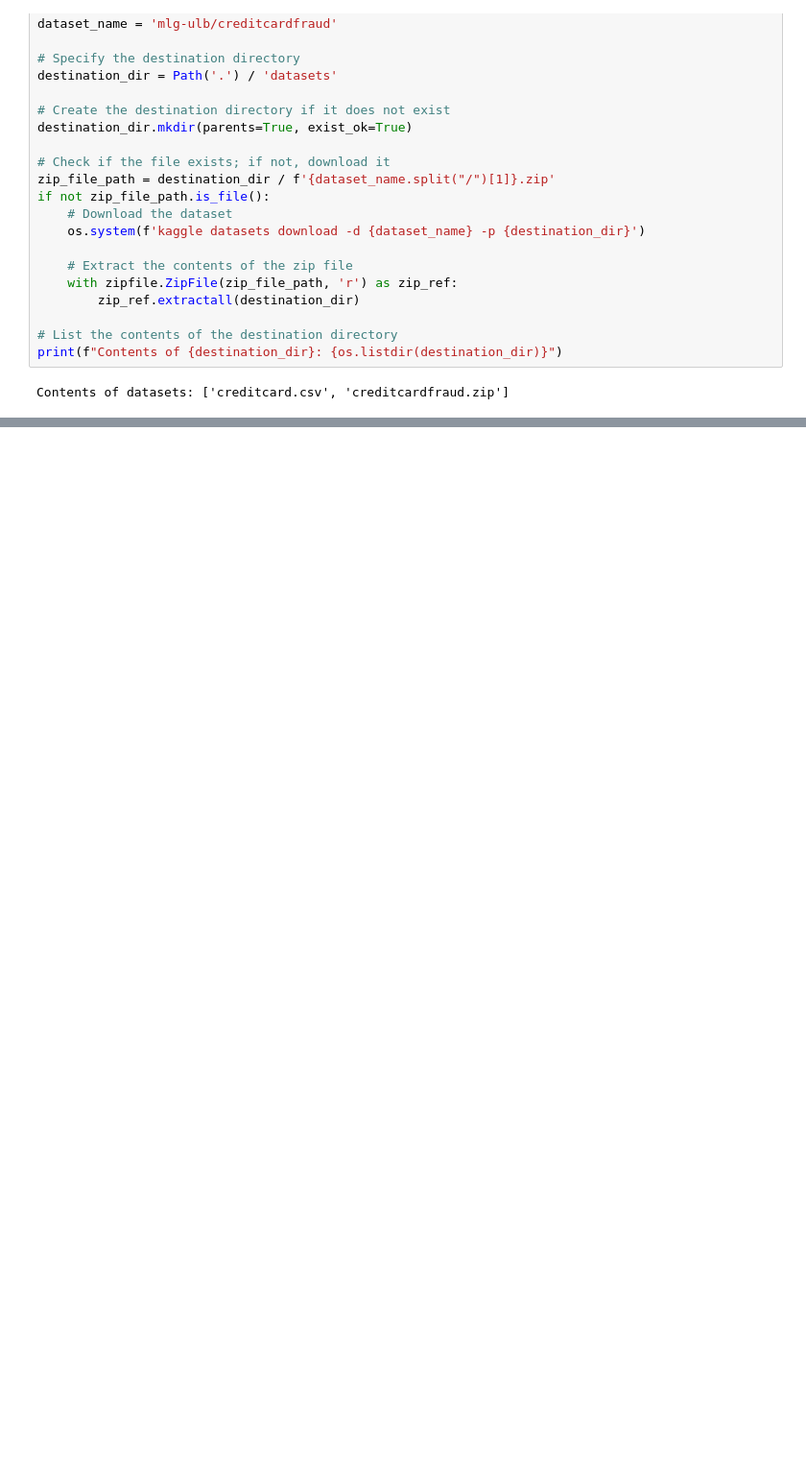
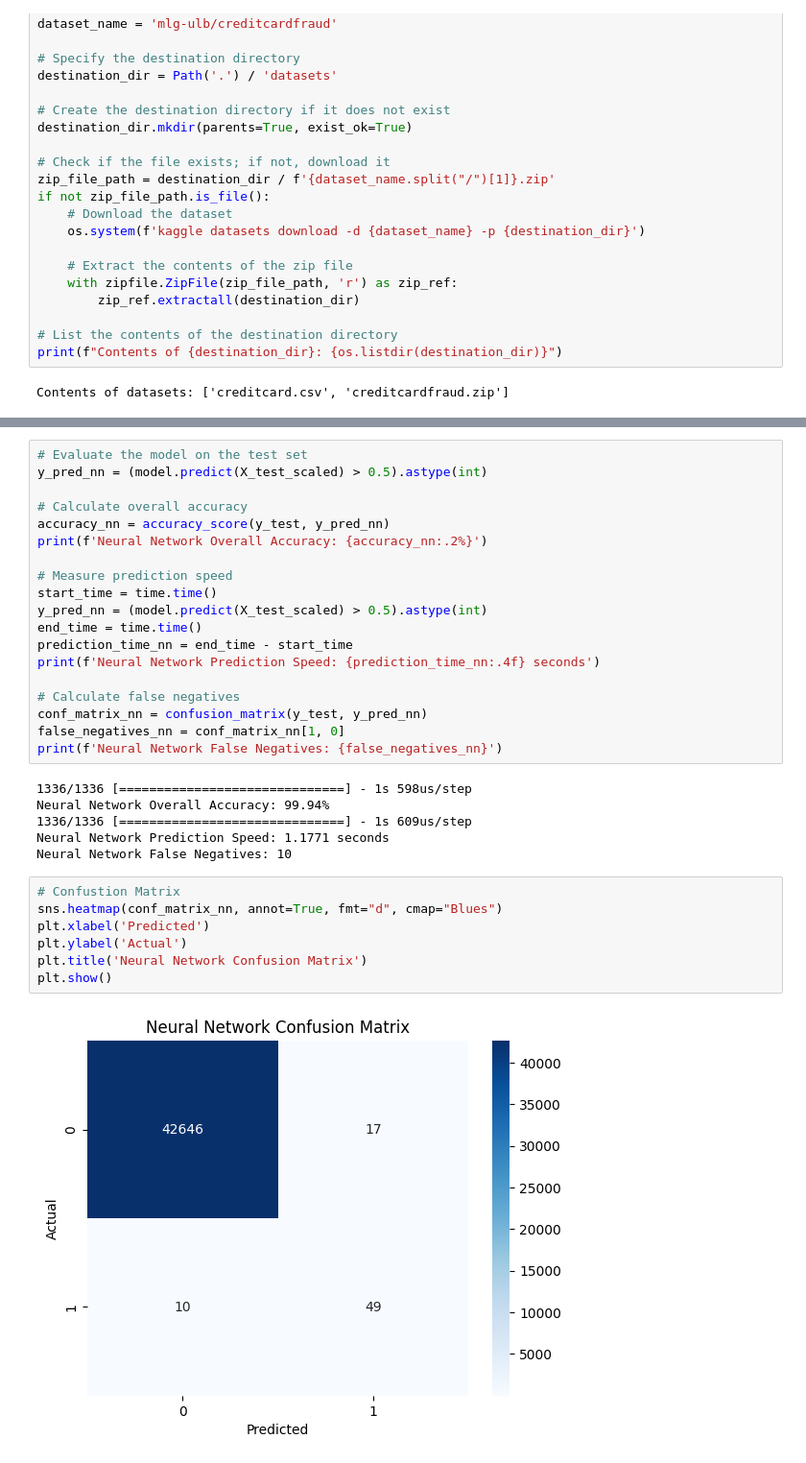
Before and after one commit to zschaub/Data-Mining-Credit-Fraud, a Jupyter notebook: main.ipynb, the cells around one changed output, grey strips where cells are left out. Shown: that part at 96% size. Cells and saved outputs as stored; diff of their text form; blank space fills up the shorter version.

```diff
--- a/main.ipynb
+++ b/main.ipynb
@@ -39,0 +245,34 @@ Contents of datasets: ['creditcard.csv', 'creditcardfraud.zip']
+# %%
+# Evaluate the model on the test set
+y_pred_nn = (model.predict(X_test_scaled) > 0.5).astype(int)
+
+# Calculate overall accuracy
+accuracy_nn = accuracy_score(y_test, y_pred_nn)
+print(f'Neural Network Overall Accuracy: {accuracy_nn:.2%}')
+
+# Measure prediction speed
+start_time = time.time()
+y_pred_nn = (model.predict(X_test_scaled) > 0.5).astype(int)
+end_time = time.time()
+prediction_time_nn = end_time - start_time
+print(f'Neural Network Prediction Speed: {prediction_time_nn:.4f} seconds')
+
+# Calculate false negatives
+conf_matrix_nn = confusion_matrix(y_test, y_pred_nn)
+false_negatives_nn = conf_matrix_nn[1, 0]
+print(f'Neural Network False Negatives: {false_negatives_nn}')
+# %% [output]
+1336/1336 [==============================] - 1s 598us/step
+Neural Network Overall Accuracy: 99.94%
+1336/1336 [==============================] - 1s 609us/step
+Neural Network Prediction Speed: 1.1771 seconds
+Neural Network False Negatives: 10
+# %%
+# Confustion Matrix
+sns.heatmap(conf_matrix_nn, annot=True, fmt="d", cmap="Blues")
+plt.xlabel('Predicted')
+plt.ylabel('Actual')
+plt.title('Neural Network Confusion Matrix')
+plt.show()
+# %% [output]
+[figure, added]
```
Also changed, not shown: parts of 18 cells of this notebook, 1 other file.
